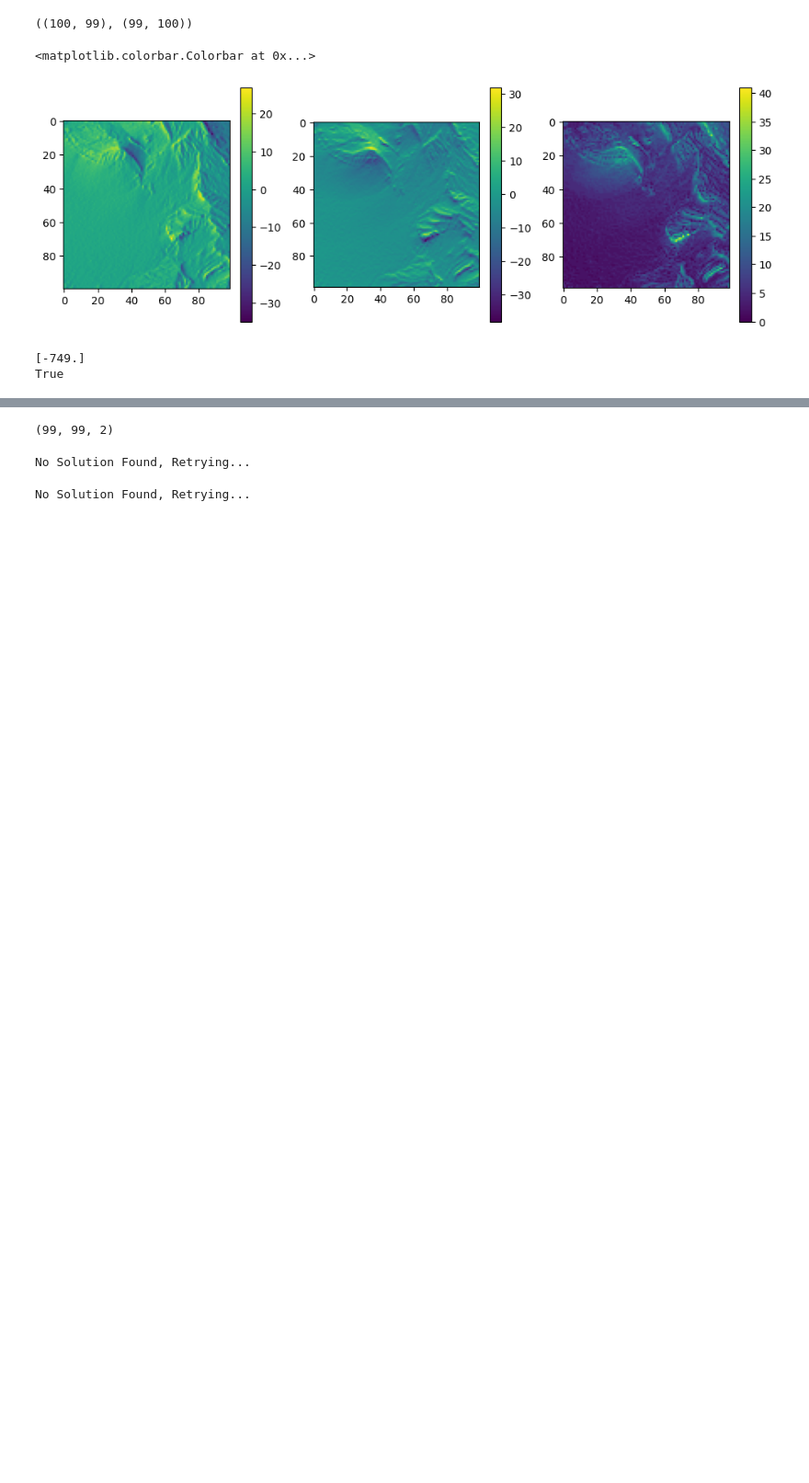
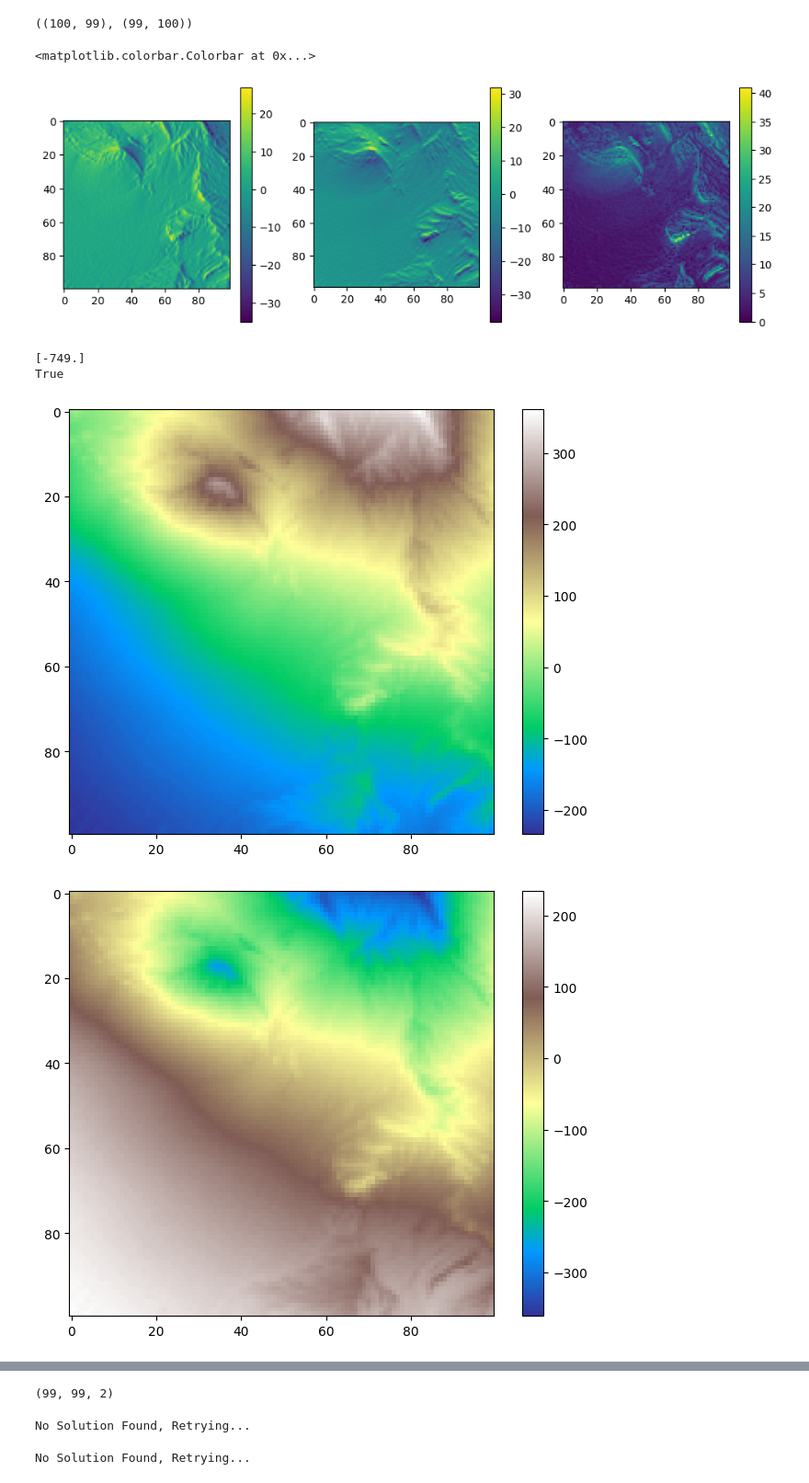
Before and after one commit to parsadaj/WaveFunctionCollapse, a Jupyter notebook: terrain_wfc.ipynb, the cells around one changed output, grey strips where cells are left out. Shown at 92% size. Cells and saved outputs as stored; diff of their text form; code cells hidden in the pictures; blank space fills up the shorter version.

```diff
--- a/terrain_wfc.ipynb
+++ b/terrain_wfc.ipynb
@@ -124,15 +124,20 @@ fix.colorbar(im3, ax=axes[2])
 # %%
 
 
 hh = slopes_to_height(grad_x, grad_y)
+hh2 = slopes_to_height(-grad_x, -grad_y)
 print(np.unique(hh-sample_data))
 print(len(np.unique(hh-sample_data)) == 1)
 # fix, axes = plt.subplots(1, 2, figsize=(8,4))
 # im1 = sns.heatmap(hh, ax=axes[0], annot=True)
-# im2 = sns.heatmap(sample_data2, ax=axes[1], annot=True)
+# im2 = sns.heatmap(np.rot90(sample_data), ax=axes[1], annot=True)
 
-# visualize_terrain(hh)
-# visualize_3d_terrain(hh)
+visualize_terrain(hh)
+visualize_terrain(hh2)
+visualize_3d_terrain(hh)
+visualize_3d_terrain(hh2)
 # %% [output]
 [-749.]
 True
+[figure, added]
+[figure, added]
```
Also changed, not shown: parts of 2 cells of this notebook, 4 other files.
